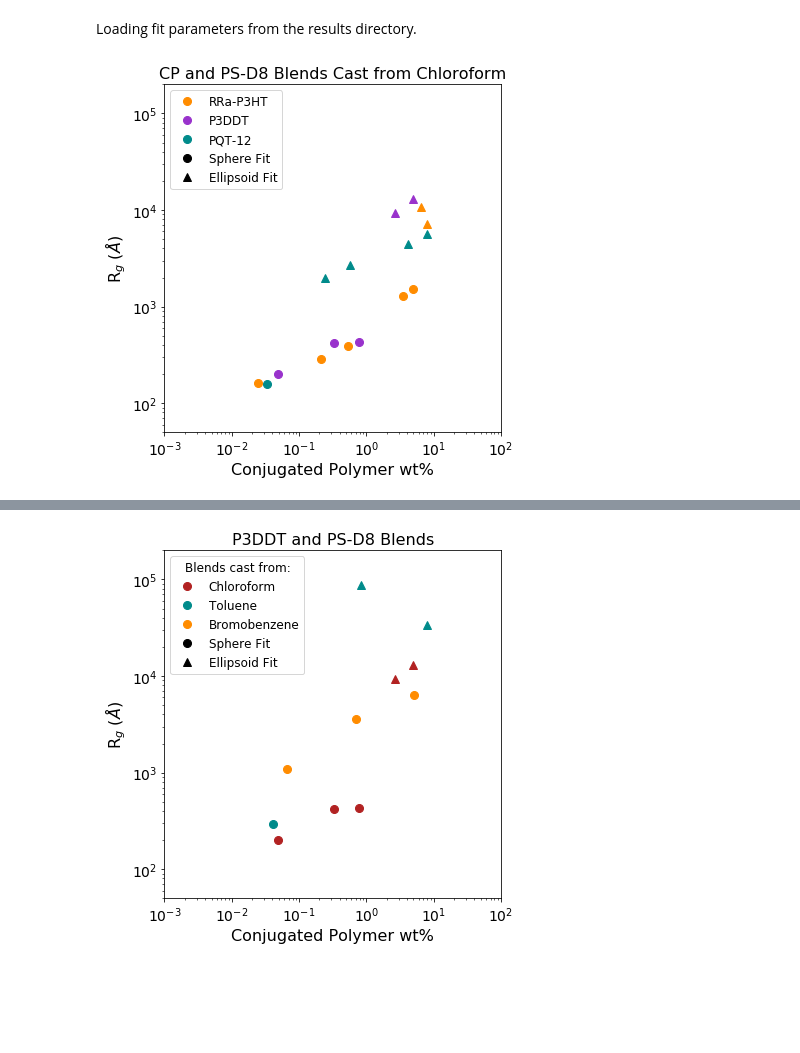
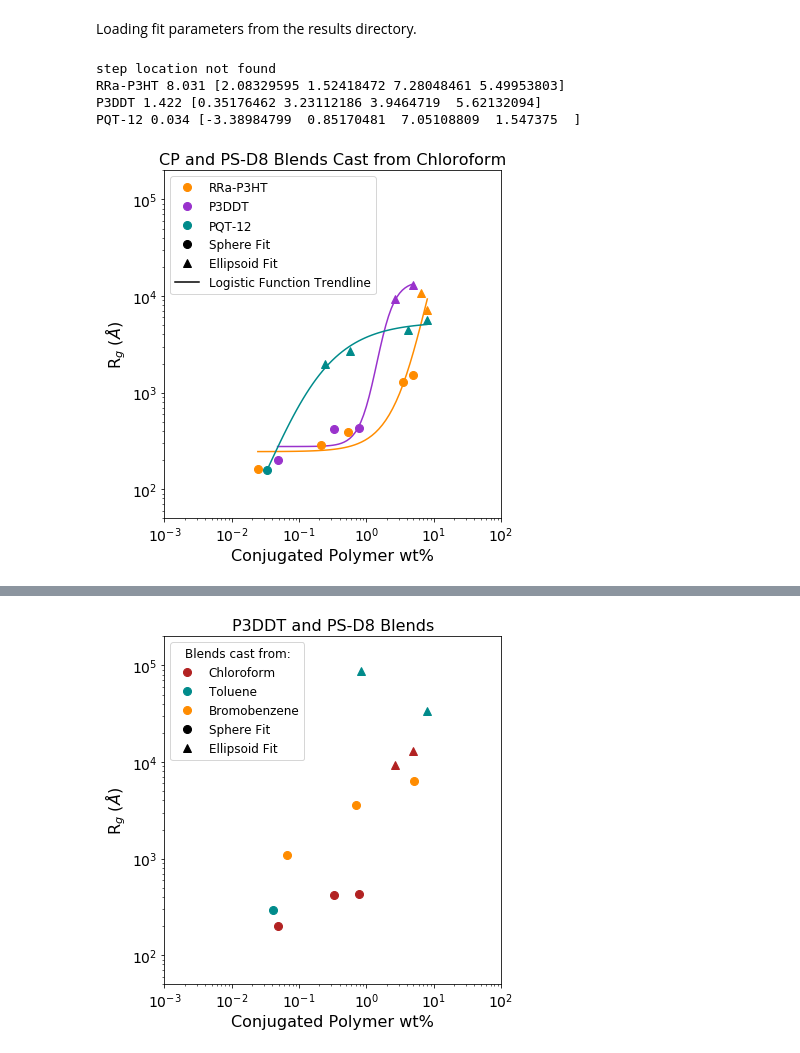
Before and after one commit to pozzo-research-group/c-wolf-blends-morphology, a Jupyter notebook: sans/Sample_Fitting/Plotting_Results_from_All_Fits.ipynb, the cells around one changed output, grey strips where cells are left out. Drawn from its saved outputs; the diff is of its cells as text; code cells hidden in the pictures; blank space fills up the shorter version.

Commit message:
updated radius of gyration plots with logistic function curve fit

```diff
--- a/sans/Sample_Fitting/Plotting_Results_from_All_Fits.ipynb
+++ b/sans/Sample_Fitting/Plotting_Results_from_All_Fits.ipynb
@@ -340,8 +342,15 @@ def rg_ellipsoid(polar, equatorial):
     rg_ellip = np.sqrt((1/5)*(polar**2 + 2*equatorial**2))
 
     return(rg_ellip)
+# %%
+def logistic(x, xo, k, L, yo):
+
+    return(yo + L*np.reciprocal(1+np.exp(-1*k*(np.array(x) - xo))))
 # %%
 def plot_rg(sphere_keys, ellipsoid_keys, sphcyl_keys, ellcyl_keys, sphere_label, color):
+
+    wtP_all = []
+    radius_all = []
 
     '''
     Plotting sphere fits
@@ -368,6 +377,9 @@ def plot_rg(sphere_keys, ellipsoid_keys, sphcyl_keys, ellcyl_keys, sphere_label,
     error_list = np.array(error_list).reshape(-1,2).T
 
     plt.errorbar(wtP, radius_list, label=sphere_label, color=color, fmt='o', ms=8)
+
+    wtP_all.extend(wtP)
+    radius_all.extend(radius_list)
 
 
     '''
@@ -401,6 +413,8 @@ def plot_rg(sphere_keys, ellipsoid_keys, sphcyl_keys, ellcyl_keys, sphere_label,
 
     plt.errorbar(wtP, radius_list, color=color, fmt='^', ms=8)
 
+    wtP_all.extend(wtP)
+    radius_all.extend(radius_list)
 
     '''
     Plotting sphere+cylinder fits
@@ -428,6 +442,8 @@ def plot_rg(sphere_keys, ellipsoid_keys, sphcyl_keys, ellcyl_keys, sphere_label,
 
     plt.errorbar(wtP, radius_list, color=color, fmt='s', ms=8)
 
+    wtP_all.extend(wtP)
+    radius_all.extend(radius_list)
 
     '''
     Plotting ellipsoid fits
@@ -459,33 +475,63 @@ def plot_rg(sphere_keys, ellipsoid_keys, sphcyl_keys, ellcyl_keys, sphere_label,
     #error_list = np.array(error_list).reshape(-1,2).T
 
     plt.errorbar(wtP, radius_list, color=color, fmt='D', ms=8)
+
+    wtP_all.extend(wtP)
+    radius_all.extend(radius_list)
+
+#     fit_params = np.polyfit(np.log(wtP_all), np.log(radius_all), 2)
+#     fit_function = np.poly1d(fit_params)
+#     x_fit = np.linspace(min(np.log(wtP_all)), max(np.log(wtP_all)), 100)
+#     y_fit = fit_function(x_fit)
+#     plt.plot(np.exp(x_fit), np.exp(y_fit), c=color, label=None)
+
+
+    wtP_all = np.log(wtP_all)
+    radius_all = np.log(radius_all)
+
+    x_func = np.linspace(np.min(wtP_all), np.max(wtP_all))
+    p0 = [0,0.8,9,5]
+    popt, pcov = curve_fit(logistic, wtP_all, radius_all ,p0=p0,method='trf',bounds=[[np.min(wtP_all),0,0,0],[np.max(wtP_all),10,np.inf,np.inf]])
+
+    if (np.absolute(popt[0] - np.max(wtP_all)) < 0.01):
+        print('step location not found')
+
+    y_fit = logistic(x_func,*popt)
+
+    plt.plot(np.exp(x_func), np.exp(y_fit), color=color)
+    print(sphere_label,np.round(np.exp(popt[0]),3),popt)
 # %%
 plt.figure(figsize=(6,6))
 
 plot_rg(rra_cf_spheres, rra_cf_ellipsoids, rra_cf_sphcyl, rra_cf_ellcyl, 'RRa-P3HT', 'darkorange')
 plot_rg(p3ddt_cf_spheres, p3ddt_cf_ellipsoids, p3ddt_cf_sphcyl, p3ddt_cf_ellcyl, 'P3DDT', 'darkorchid')
 plot_rg(pqt_cf_spheres, pqt_cf_ellipsoids, pqt_cf_sphcyl, pqt_cf_ellcyl, 'PQT-12', 'darkcyan')
 
 plt.xscale('log')
 plt.xlim(0.001,100)
 plt.xlabel('Conjugated Polymer wt%', fontsize=16)
 plt.xticks(fontsize=14)
 
 plt.ylabel(r'R$_g$ ($\AA$)', fontsize=16)
 plt.yticks(fontsize=14)
 plt.ylim(5e1,2e5)
 plt.yscale('log')
 
 plt.errorbar([0],[0],fmt='o',label='Sphere Fit', color='black',ms=8)
 plt.errorbar([0],[0],fmt='^',label='Ellipsoid Fit', color='black',ms=8)
+plt.errorbar([0],[0],fmt='-',label='Logistic Function Trendline', color='black',ms=8)
 #plt.errorbar([0],[0],fmt='s',label='Sphere+Cylinder Fit', color='black',ms=8)
 #plt.errorbar([0],[0],fmt='D',label='Ellipsoid+Cylinder Fit', color='black',ms=8)
 
 plt.title('CP and PS-D8 Blends Cast from Chloroform',fontsize=16)
 
 plt.legend(fontsize=12,loc='upper left')# ncol=3)
 
 plt.tight_layout()
 plt.savefig('../../data/sans/Sample_Fitting/fitting_figures/radius_plots/RRaP3HT_P3DDT_PQT12_CF_radius.png', dpi=300)
 # %% [output]
+step location not found
+RRa-P3HT 8.031 [2.08329595 1.52418472 7.28048461 5.49953803]
+P3DDT 1.422 [0.35176462 3.23112186 3.9464719  5.62132094]
+PQT-12 0.034 [-3.38984799  0.85170481  7.05108809  1.547375  ]
-[figure, old version]
+[figure, new version]
```
Also changed, not shown: parts of 9 cells of this notebook.
